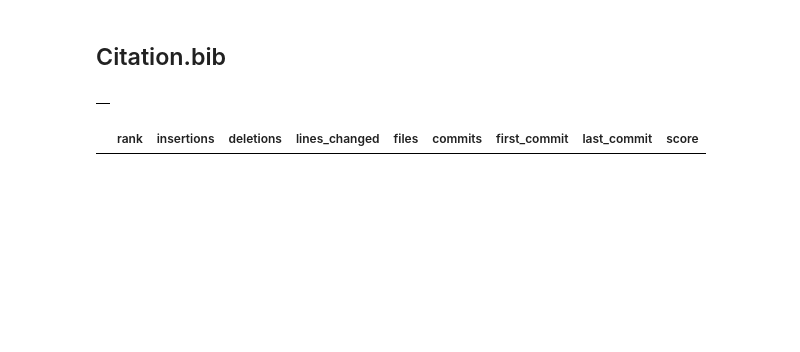
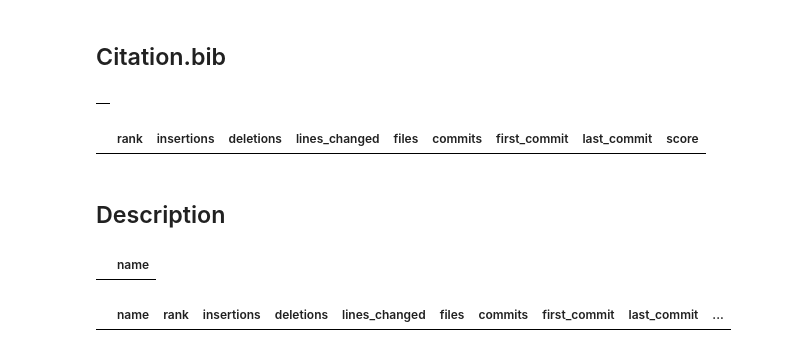
Before and after one commit to killi199/Master-Thesis, a Jupyter notebook: code/cran.ipynb, the cells around one changed output. Cells and saved outputs as stored; diff of their text form; code cells hidden in the pictures; blank space fills up the shorter version.

Commit message:
Add description authors

```diff
--- a/code/cran.ipynb
+++ b/code/cran.ipynb
@@ -130,3 +130,16 @@ result = functions.matching(bib_df, git_contributors_df)
 result
 # %% [output]
 |  | rank | insertions | deletions | lines_changed | files | commits | first_commit | last_commit | score |
+# %% [markdown]
+## Description
+# %%
+description = cran_data['Description']
+description_df = functions.get_description_authors(description)
+description_df
+# %% [output]
+|  | name |
+# %%
+result = functions.matching(description_df, git_contributors_df)
+result
+# %% [output]
+|  | name | rank | insertions | deletions | lines_changed | files | commits | first_commit | last_commit | ... |
```
Also changed, not shown: parts of 4 cells of this notebook, 3 other files.
